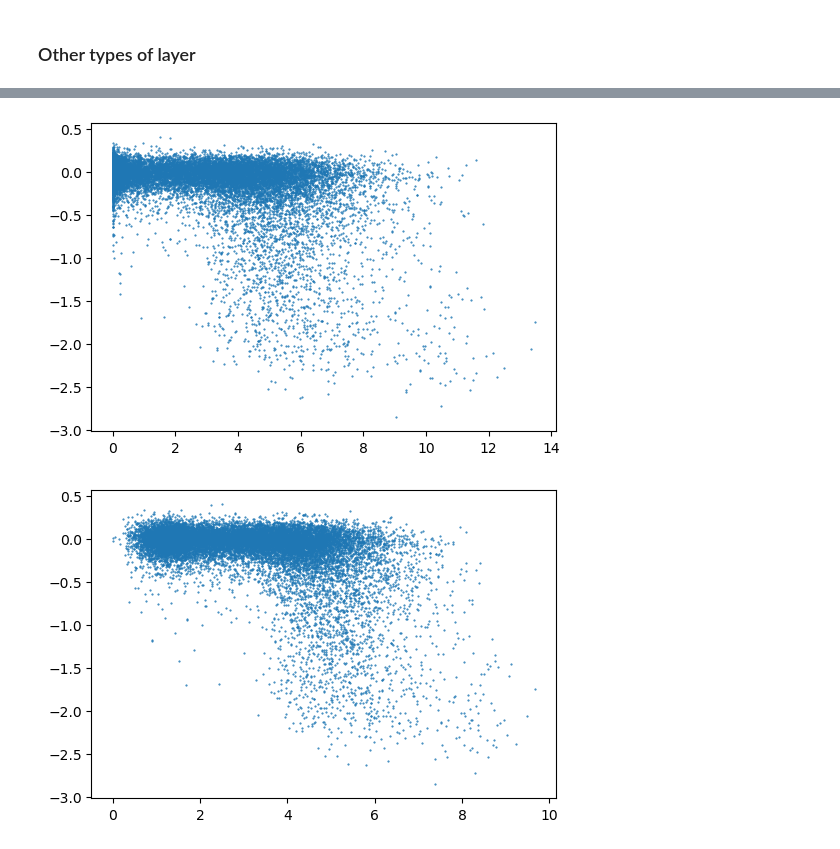
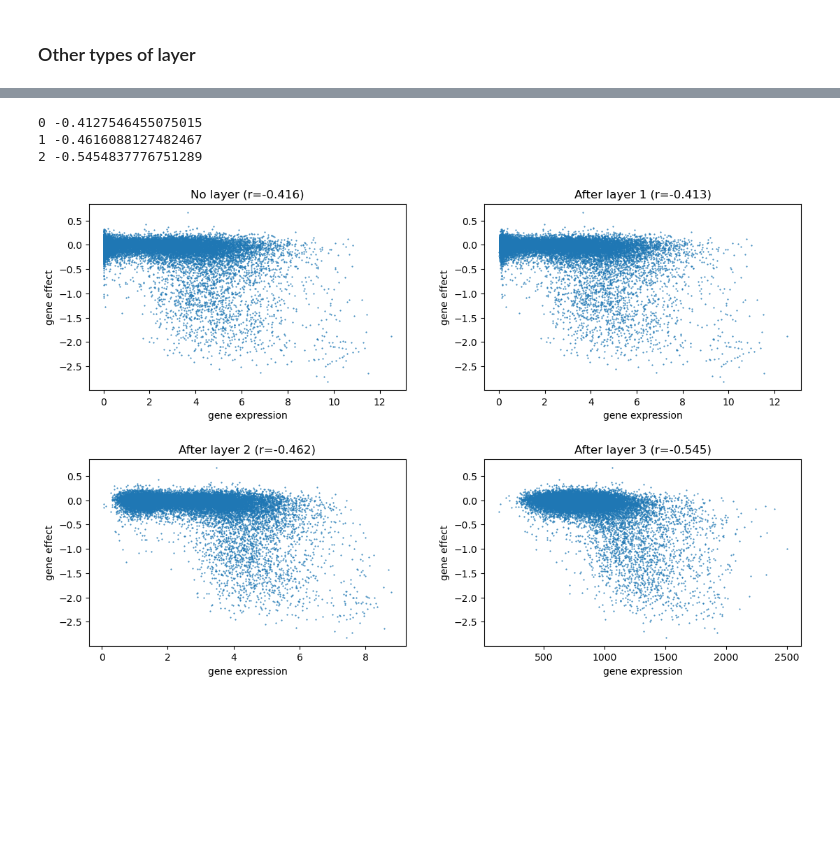
Before and after one commit to MatDagommer/crispr-genomics, a Jupyter notebook: smooth-graph.ipynb, the cells around one changed output, grey strips where cells are left out. Cells and saved outputs as stored; diff of their text form; code cells hidden in the pictures; blank space fills up the shorter version.

```diff
--- a/smooth-graph.ipynb
+++ b/smooth-graph.ipynb
@@ -219,15 +259,18 @@ layers = [
 ]
 cell_line = 0
 cl_expression = gene_expression.iloc[cell_line]
+pearson_coeff = pearsonr(cl_expression, gene_effect.iloc[cell_line]).statistic
 axs[0].scatter(cl_expression, gene_effect.iloc[cell_line], marker='.', s=1)
-axs[0].set_title('No layer')
+axs[0].set_title(f'No layer (r={pearson_coeff:.3f})')
 
 for i,layer in enumerate(layers):
     lamb = lambs[smoothing_idx]
     cl_expression = graphnn_layer(cl_expression, adjacence_matrix, **layer)
 
+    pearson_coeff = pearsonr(cl_expression, gene_effect.iloc[cell_line]).statistic
+
     axs[i+1].scatter(cl_expression, gene_effect.iloc[cell_line], marker='.', s=1)
-    axs[i+1].set_title(f"After layer {i+1}")
+    axs[i+1].set_title(f"After layer {i+1} (r={pearson_coeff:.3f})")
 
 for ax in axs.flat:
     ax.set(xlabel='gene expression', ylabel='gene effect')
@@ -276,12 +283,41 @@ Name: ACH-000001, Length: 16481, dtype: float64
-# %%
-fig = plt.figure(figsize=(6,4))
-plt.scatter(cl_expression, gene_effect.iloc[cell_line], marker='.', s=1)
-plt.show()
-# %% [output]
-[figure, removed]
-# %%
-fig = plt.figure(figsize=(6,4))
-plt.scatter(new_cl_expression, gene_effect.iloc[cell_line], marker='.', s=1)
-plt.show()
-# %% [output]
-[figure, removed]
+# %%
+%%time
+fig_width = 6
+fig_height = 4
+
+layers = [
+    {'params':[1,2], 'aggr':'max'},
+    {'params':0.5, 'aggr':'add'},
+    {'params':[3, 1], 'aggr':'mean', 'normalize':False, 'bias':-2},
+]
+
+nb_i, nb_j = len(layers)//2+1, 2
+
+fig, axs = plt.subplots(nb_i, nb_j, figsize=(nb_j*fig_width, nb_i*fig_height))
+fig.tight_layout(pad=5.0)
+axs = axs.flatten()
+
+cell_line = 253
+cl_expression = gene_expression.iloc[cell_line]
+pearson_coeff = pearsonr(cl_expression, gene_effect.iloc[cell_line]).statistic
+axs[0].scatter(cl_expression, gene_effect.iloc[cell_line], marker='.', s=1)
+axs[0].set_title(f'No layer (r={pearson_coeff:.3f})')
+
+for i,layer in enumerate(layers):
+    lamb = lambs[smoothing_idx]
+    cl_expression = graphnn_layer(cl_expression, adjacence_matrix, **layer)
+
+    pearson_coeff = pearsonr(cl_expression, gene_effect.iloc[cell_line]).statistic
+    print(i,pearson_coeff)
+    axs[i+1].scatter(cl_expression, gene_effect.iloc[cell_line], marker='.', s=1)
+    axs[i+1].set_title(f"After layer {i+1} (r={pearson_coeff:.3f})")
+
+for ax in axs.flat:
+    ax.set(xlabel='gene expression', ylabel='gene effect')
+
+plt.show()
+# %% [output]
+0 -0.4127546455075015
+1 -0.4616088127482467
+2 -0.5454837776751289
+[figure, added]
```
Also changed, not shown: parts of 19 cells of this notebook.
